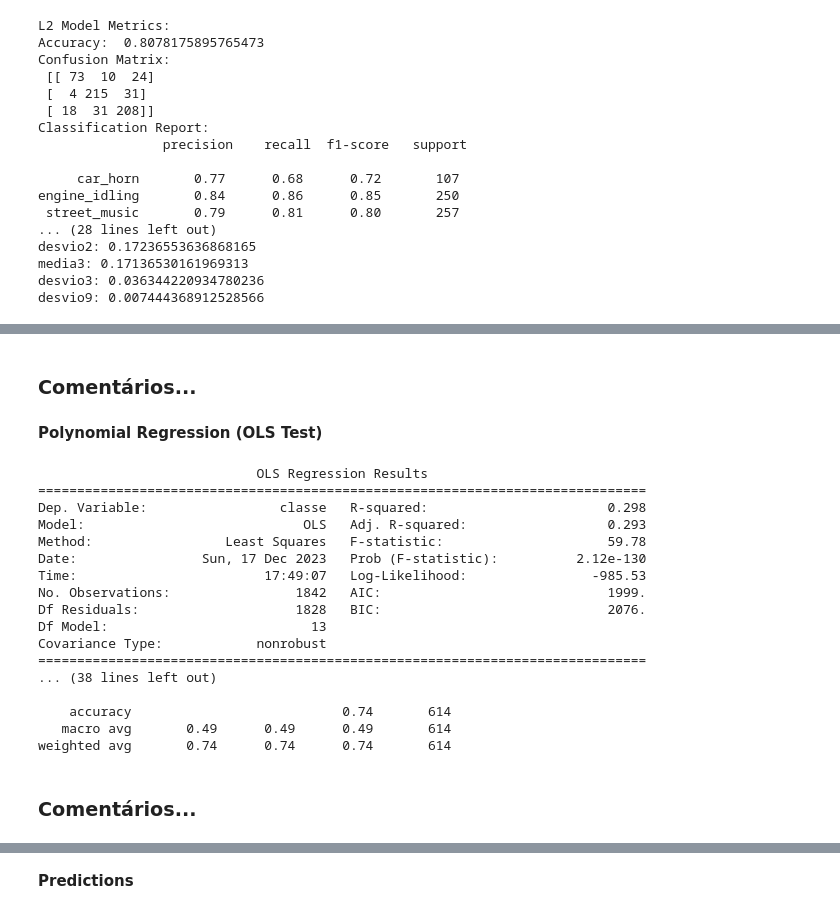
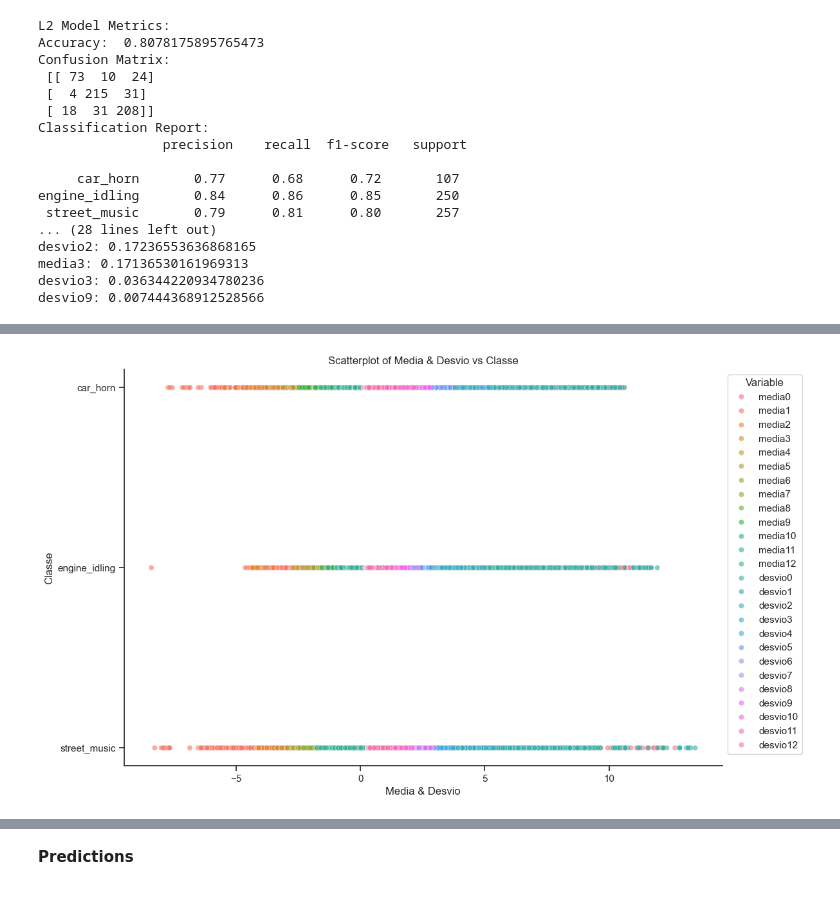
Before and after one commit to osvaldodmvs/APRAU_Project, a Jupyter notebook: main_notebook.ipynb, the cells around one changed output, grey strips where cells are left out. Cells and saved outputs as stored; diff of their text form; code cells hidden in the pictures.

```diff
--- a/main_notebook.ipynb
+++ b/main_notebook.ipynb
@@ -712,49 +871,19 @@ weighted avg       0.82      0.82      0.82       614
-# %% [markdown]
-### Comentários...
-# %% [markdown]
-**Polynomial Regression (OLS Test)**
-# %%
-
-train_data = pd.DataFrame(X_train, columns=['media0', 'media1', 'media2', 'media3', 'media4', 'media5', 'media6', 'media7', 'media8', 'media9', 'media10', 'media11', 'media12'])
-train_data['classe'] = y_train_binary
-
-formula = 'classe ~ media0 + media1 + media2 + media3 + media4 + media5 + media6 + media7 + media8 + media9 + media10 + media11 + media12'
-
-ols_model = smf.ols(formula, data=train_data).fit()
-
-print(ols_model.summary())
-
-# Predict using OLS model on test set
-test_data = pd.DataFrame(X_test, columns=['media0', 'media1', 'media2', 'media3', 'media4', 'media5', 'media6', 'media7', 'media8', 'media9', 'media10', 'media11', 'media12'])
-y_pred_ols = ols_model.predict(test_data)
-
-y_pred_ols_binary = np.round(y_pred_ols)
-
-accuracy_ols = accuracy_score(y_test_binary, y_pred_ols_binary)
-conf_matrix_ols = confusion_matrix(y_test_binary, y_pred_ols_binary)
-class_report_ols = classification_report(y_test_binary, y_pred_ols_binary)
-
-print("\nOLS Model Metrics:")
-print("Accuracy: ", accuracy_ols)
-print("Confusion Matrix:\n", conf_matrix_ols)
-print("Classification Report:\n", class_report_ols)
-# %% [output]
-                            OLS Regression Results
-==============================================================================
-Dep. Variable:                 classe   R-squared:                       0.298
-Model:                            OLS   Adj. R-squared:                  0.293
-Method:                 Least Squares   F-statistic:                     59.78
-Date:                Sun, 17 Dec 2023   Prob (F-statistic):          2.12e-130
-Time:                        17:49:07   Log-Likelihood:                -985.53
-No. Observations:                1842   AIC:                             1999.
-Df Residuals:                    1828   BIC:                             2076.
-Df Model:                          13
-Covariance Type:            nonrobust
-==============================================================================
-... (38 lines left out)
-
-    accuracy                           0.74       614
-   macro avg       0.49      0.49      0.49       614
-weighted avg       0.74      0.74      0.74       614
-# %% [markdown]
-### Comentários...
+# %%
+sns.set_theme(style="ticks", rc={"axes.spines.right": False, "axes.spines.top": False})
+
+melted_df_media = pd.melt(df_training, id_vars=['classe'], value_vars=df_training.filter(like='media').columns)
+
+melted_df_desvio = pd.melt(df_training, id_vars=['classe'], value_vars=df_training.filter(like='desvio').columns)
+
+melted_df = pd.concat([melted_df_media, melted_df_desvio])
+
+plt.figure(figsize=(12, 8))
+sns.scatterplot(x='value', y='classe', hue='variable', data=melted_df, alpha=0.6)
+plt.title("Scatterplot of Media & Desvio vs Classe")
+plt.xlabel("Media & Desvio")
+plt.ylabel("Classe")
+plt.legend(title='Variable', bbox_to_anchor=(1, 1), loc='upper left')
+
+plt.show()
+# %% [output]
+[figure, added]
```
Also changed, not shown: parts of 101 cells of this notebook.
